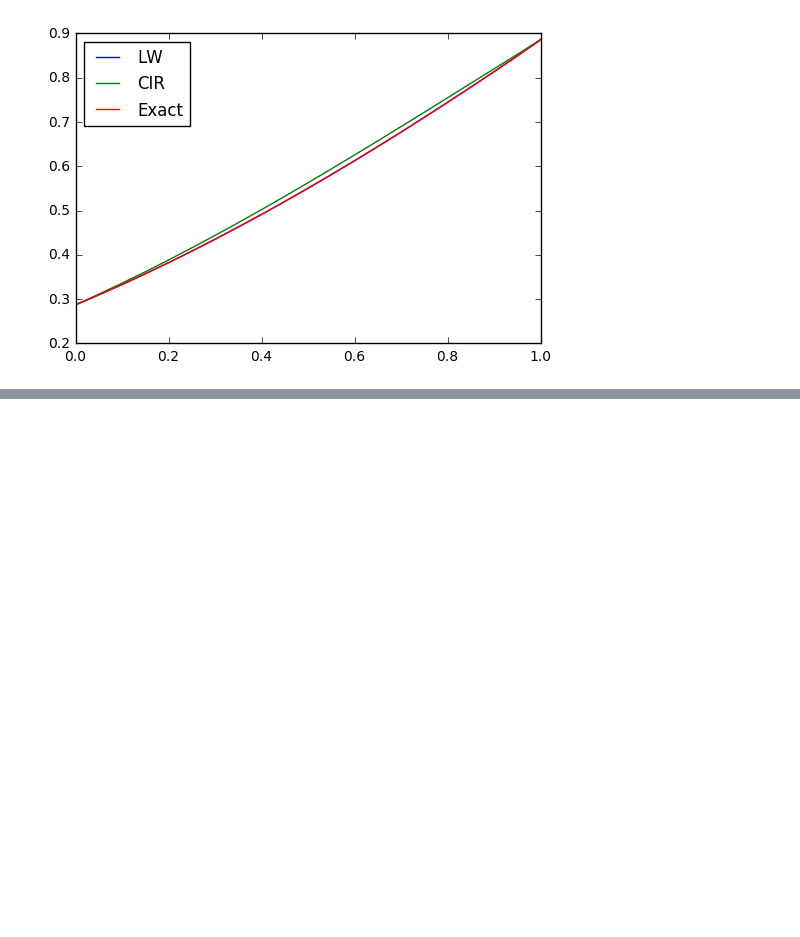
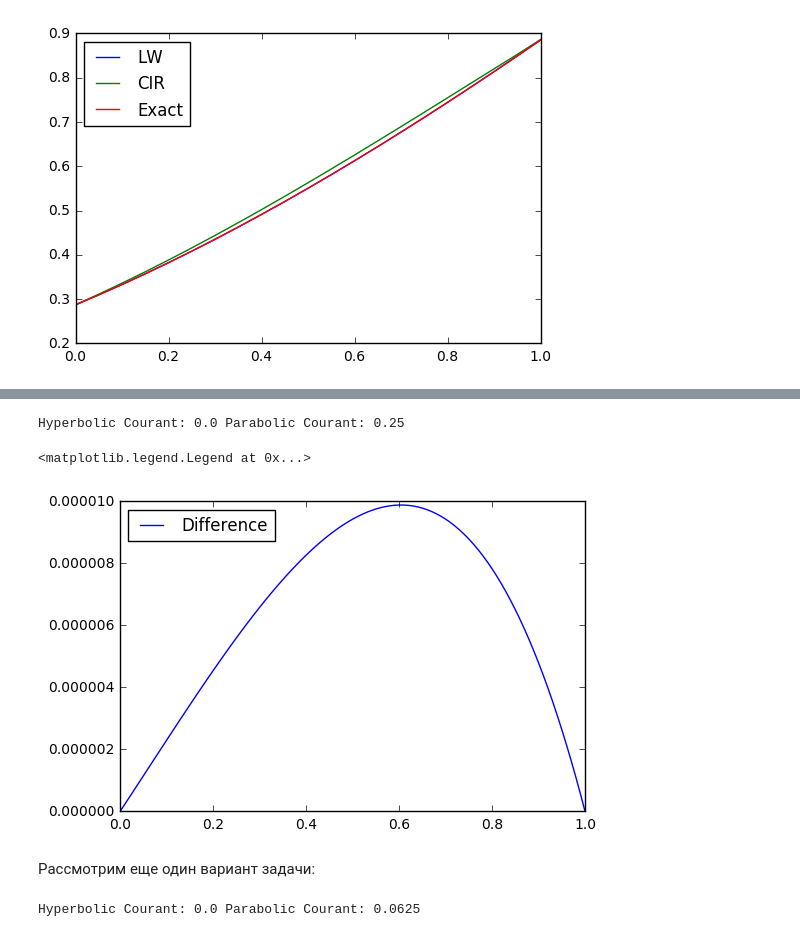
Before and after one commit to galitskiiboris/projects, a Jupyter notebook: Smooth-fixed.ipynb, the cells around one changed output, grey strips where cells are left out. Saved outputs shown, nothing was run; the diff lists cells and outputs as text; code cells hidden in the pictures; blank space fills up the shorter version.

```diff
--- a/Smooth-fixed.ipynb
+++ b/Smooth-fixed.ipynb
@@ -80,0 +83,43 @@ plt.legend(loc='best')
+# %%
+A = 0.0; B = 1.0; T = 1        # границы
+h = 0.01; tau = 0.0001     # размеры шага по времени и координате
+M = int ((B-A)/h)          # количество узлов по координате
+N = int(T / tau)              # количество узлов по времени
+u1 = np.zeros(M+1)
+u2 = np.zeros(M+1)
+x = np.linspace(A, B, M+1)
+nu = .25
+x0 = 0.5; t0 = -0.05
+# %%
+cou1 = np.abs(u1).max() * tau / h
+cou2 = nu * tau / h**2
+print 'Hyperbolic Courant:', cou1, 'Parabolic Courant:', cou2
+# %% [output]
+Hyperbolic Courant: 0.0 Parabolic Courant: 0.25
+# %%
+for i in range(M+1):
+    u1[i] = u_acc(x[i], 0, nu, x0, t0)
+# %%
+for i in range(N): # Схема Л.-В.
+    u1[0] = u_acc(A, i * tau, nu, x0, t0)
+    u1[M] = u_acc(B, i * tau, nu, x0, t0)
+    for j in range(1, M):
+        p1 = ((u1[j]) ** 2 - (u1[j+1]) ** 2) * tau / 4 / h + 0.5 * (u1[j+1] + u1[j])
+        p2 = ((u1[j-1]) ** 2 - (u1[j]) ** 2) * tau / 4 / h + 0.5 * (u1[j] + u1[j-1])
+        u2[j] = u1[j] + nu*tau / (h ** 2) * (u1[j+1] - 2 * u1[j] + u1[j-1]) - tau / (h * 2) * (p1 ** 2 - p2 ** 2)
+    u2, u1 = u1, u2
+u1[0] = u_acc(A, T, nu, x0, t0)
+u1[M] = u_acc(B, T, nu, x0, t0)
+# %%
+u4 = u1.copy() #Для точного решения в момент времени 1
+for i in range(M+1):
+    u4[i] = u_acc(x[i], 1, nu, x0, t0)
+# %%
+plt.plot(x, abs(u1-u4), label='Difference')
+#Разница м/у точным решением и решением, вычисленным при помощи схемы Л.-В. h = 0.05; tau = 0.002
+plt.legend(loc='best')
+# %% [output]
+<matplotlib.legend.Legend at 0x...>
+[figure, added]
+# %% [markdown]
+Рассмотрим еще один вариант задачи:
@@ -80,0 +136,6 @@ plt.legend(loc='best')
+# %%
+cou1 = np.abs(u1).max() * tau / h
+cou2 = nu * tau / h**2
+print 'Hyperbolic Courant:', cou1, 'Parabolic Courant:', cou2
+# %% [output]
+Hyperbolic Courant: 0.0 Parabolic Courant: 0.0625
```
Also changed, not shown: parts of 9 cells of this notebook, 1 other file.
